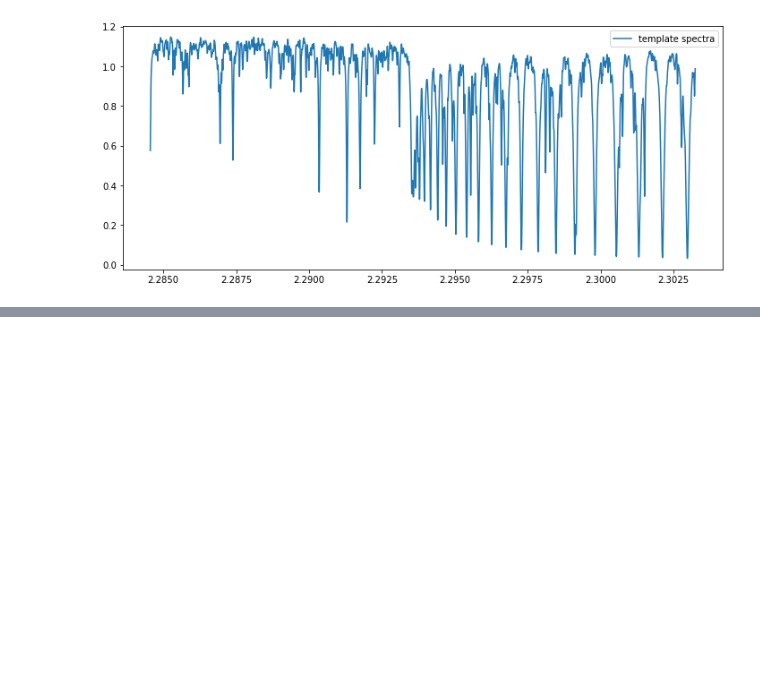
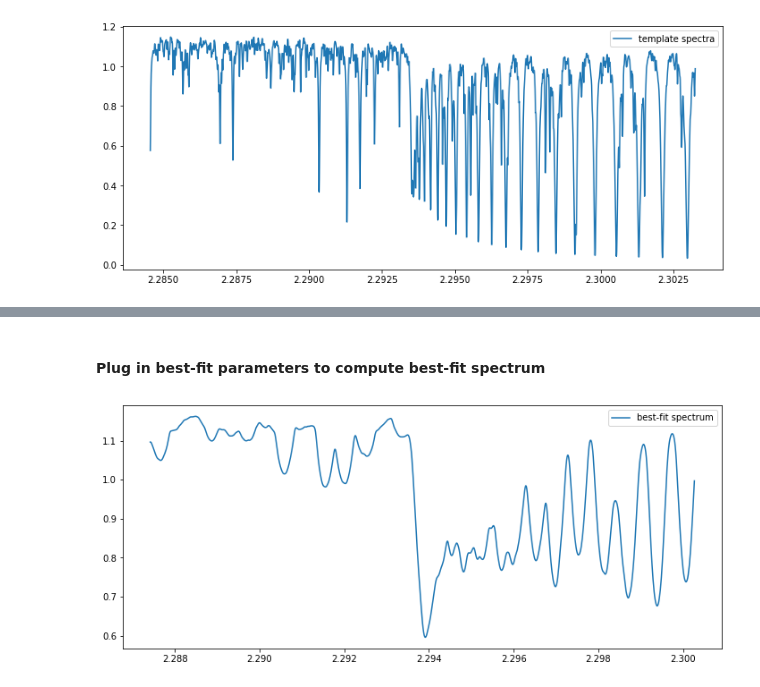
Before and after one commit to alphalyncis/dopplerimg, a Jupyter notebook: code/study.ipynb, the cells around one changed output, grey strips where cells are left out. Drawn from its saved outputs; the diff is of its cells as text; code cells hidden in the pictures; blank space fills up the shorter version.

```diff
--- a/code/study.ipynb
+++ b/code/study.ipynb
@@ -86,9 +86,9 @@ plt.show()
 # %%
 import modelfitting as mf
-
+parametric_spectrum_func = mf.modelspec_template
+fitargs = (parametric_spectrum_func, lam_template, template, NPW, NPC, npix, fobs0[band], wfobs0[band])
 guess = np.concatenate(([21, 0.3, 9e-5], wcoef, ccoef)) # TODO: define guess values at first and cite source
-fitargs = (mf.modelspec_template, lam_template, template, NPW, NPC, npix, fobs0[band], wfobs0[band])
-fit = mf.fmin(
+fit_result = mf.fmin(
     func=mf.errfunc,
     x0=guess,
     args=fitargs,
@@ -97,8 +97,5 @@ fit = mf.fmin(
     maxiter=10000,
     maxfun=10000
 )
-
-mymod, myw = mf.modelspec_template(fit[0], *fitargs[1:-2], retlam=True)
-
-chipmods = np.zeros((4, 1024), dtype=float)
-chipmods[band] = mymod
+bestfit_params = fit_result[0]
+print("fitted parameters:", bestfit_params)
@@ -104,0 +110,13 @@ chipmods[band] = mymod
+# %% [markdown]
+#### Plug in best-fit parameters to compute best-fit spectrum
+# %%
+bestfit_spec, bestfit_wl = mf.modelspec_template(bestfit_params, *fitargs[1:-2], retlam=True)
+plt.figure(figsize=(12,5))
+plt.plot(bestfit_wl, bestfit_spec, label="best-fit spectrum")
+plt.legend()
+chipmods = np.zeros((4, 1024), dtype=float)
+chiplams = np.zeros((4, 1024), dtype=float)
+chipmods[band] = bestfit_spec
+chiplams[band] = bestfit_wl
+# %% [output]
+[figure, added]
```
Also changed, not shown: parts of 10 cells of this notebook, 2 other files.
